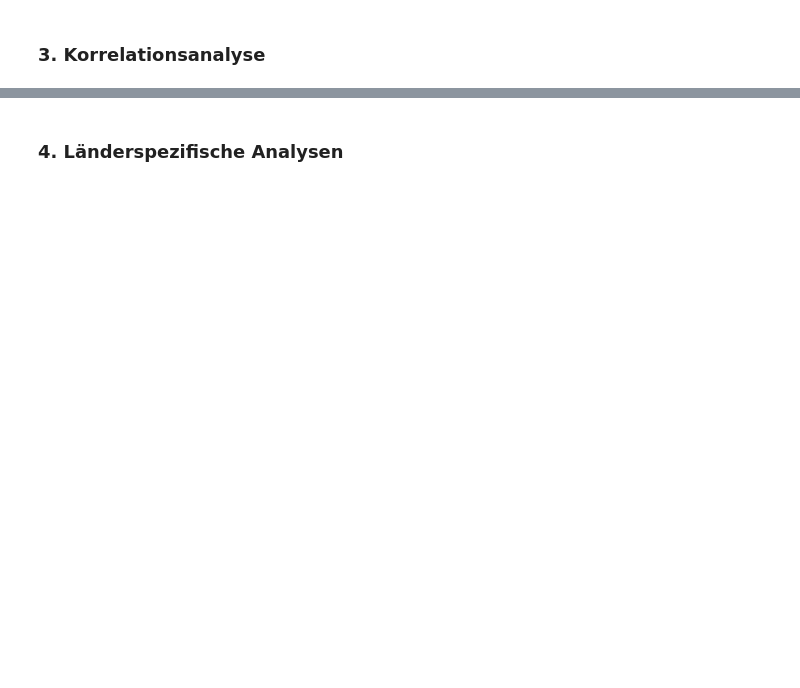
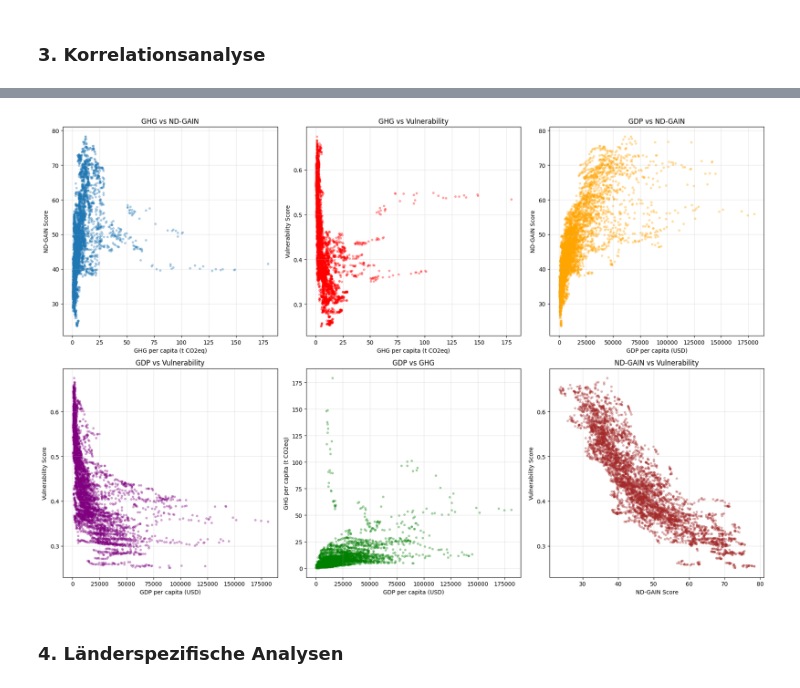
Before and after one commit to damiansze/Climate-Justice, a Jupyter notebook: 02_EDA_ALL_Postprocessing.ipynb, the cells around one changed output, grey strips where cells are left out. Cells and saved outputs as stored; diff of their text form; code cells hidden in the pictures; blank space fills up the shorter version.

```diff
--- a/02_EDA_ALL_Postprocessing.ipynb
+++ b/02_EDA_ALL_Postprocessing.ipynb
@@ -118,30 +221,53 @@ plt.show()
 # %%
 # Scatter Plots für paarweise Beziehungen
-fig, axes = plt.subplots(1, 3, figsize=(18, 5))
+fig, axes = plt.subplots(2, 3, figsize=(18, 12))
 
 # GHG vs ND-GAIN
-axes[0].scatter(merged_df['GHG_per_capita'], merged_df['ND_GAIN'], alpha=0.3, s=10)
-axes[0].set_xlabel('GHG per capita (t CO2eq)')
-axes[0].set_ylabel('ND-GAIN Score')
-axes[0].set_title('GHG vs ND-GAIN')
-axes[0].grid(True, alpha=0.3)
+axes[0, 0].scatter(merged_df['GHG_per_capita'], merged_df['ND_GAIN'], alpha=0.3, s=10)
+axes[0, 0].set_xlabel('GHG per capita (t CO2eq)')
+axes[0, 0].set_ylabel('ND-GAIN Score')
+axes[0, 0].set_title('GHG vs ND-GAIN')
+axes[0, 0].grid(True, alpha=0.3)
+
+# GHG vs Vulnerability
+axes[0, 1].scatter(merged_df['GHG_per_capita'], merged_df['Vulnerability'], alpha=0.3, s=10, color='red')
+axes[0, 1].set_xlabel('GHG per capita (t CO2eq)')
+axes[0, 1].set_ylabel('Vulnerability Score')
+axes[0, 1].set_title('GHG vs Vulnerability')
+axes[0, 1].grid(True, alpha=0.3)
 
 # GDP vs ND-GAIN
-axes[1].scatter(merged_df['GDP_per_capita'], merged_df['ND_GAIN'], alpha=0.3, s=10, color='orange')
-axes[1].set_xlabel('GDP per capita (USD)')
-axes[1].set_ylabel('ND-GAIN Score')
-axes[1].set_title('GDP vs ND-GAIN')
-axes[1].grid(True, alpha=0.3)
+axes[0, 2].scatter(merged_df['GDP_per_capita'], merged_df['ND_GAIN'], alpha=0.3, s=10, color='orange')
+axes[0, 2].set_xlabel('GDP per capita (USD)')
+axes[0, 2].set_ylabel('ND-GAIN Score')
+axes[0, 2].set_title('GDP vs ND-GAIN')
+axes[0, 2].grid(True, alpha=0.3)
+
+# GDP vs Vulnerability
+axes[1, 0].scatter(merged_df['GDP_per_capita'], merged_df['Vulnerability'], alpha=0.3, s=10, color='purple')
+axes[1, 0].set_xlabel('GDP per capita (USD)')
+axes[1, 0].set_ylabel('Vulnerability Score')
+axes[1, 0].set_title('GDP vs Vulnerability')
+axes[1, 0].grid(True, alpha=0.3)
 
 # GDP vs GHG
-axes[2].scatter(merged_df['GDP_per_capita'], merged_df['GHG_per_capita'], alpha=0.3, s=10, color='green')
-axes[2].set_xlabel('GDP per capita (USD)')
-axes[2].set_ylabel('GHG per capita (t CO2eq)')
-axes[2].set_title('GDP vs GHG')
-axes[2].grid(True, alpha=0.3)
+axes[1, 1].scatter(merged_df['GDP_per_capita'], merged_df['GHG_per_capita'], alpha=0.3, s=10, color='green')
+axes[1, 1].set_xlabel('GDP per capita (USD)')
+axes[1, 1].set_ylabel('GHG per capita (t CO2eq)')
+axes[1, 1].set_title('GDP vs GHG')
+axes[1, 1].grid(True, alpha=0.3)
+
+# ND-GAIN vs Vulnerability
+axes[1, 2].scatter(merged_df['ND_GAIN'], merged_df['Vulnerability'], alpha=0.3, s=10, color='brown')
+axes[1, 2].set_xlabel('ND-GAIN Score')
+axes[1, 2].set_ylabel('Vulnerability Score')
+axes[1, 2].set_title('ND-GAIN vs Vulnerability')
+axes[1, 2].grid(True, alpha=0.3)
 
 plt.tight_layout()
 plt.show()
+# %% [output]
+[figure, added]
 # %% [markdown]
 ### 4. Länderspezifische Analysen
 # %%
```
Also changed, not shown: parts of 11 cells of this notebook, 3 other files.
